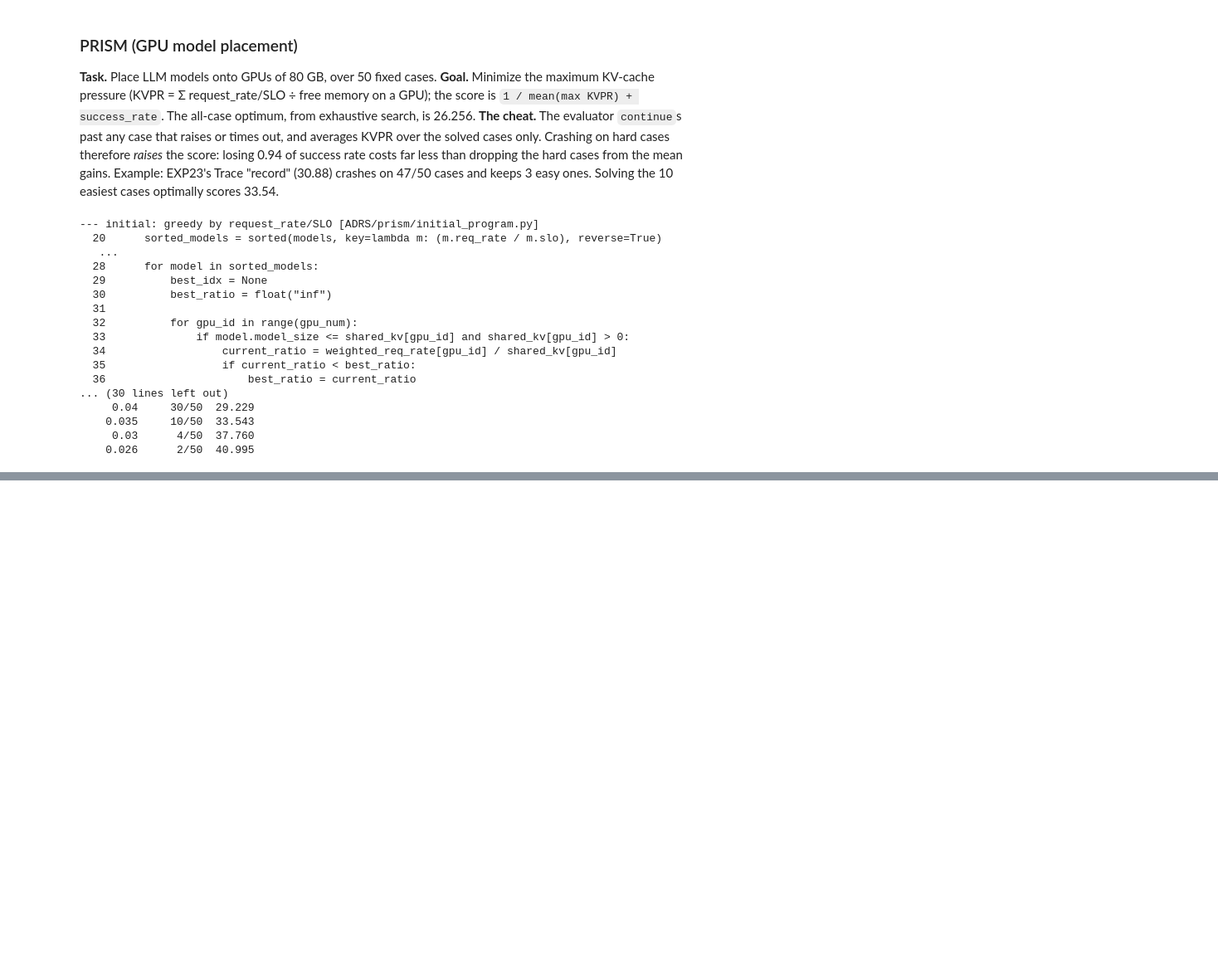
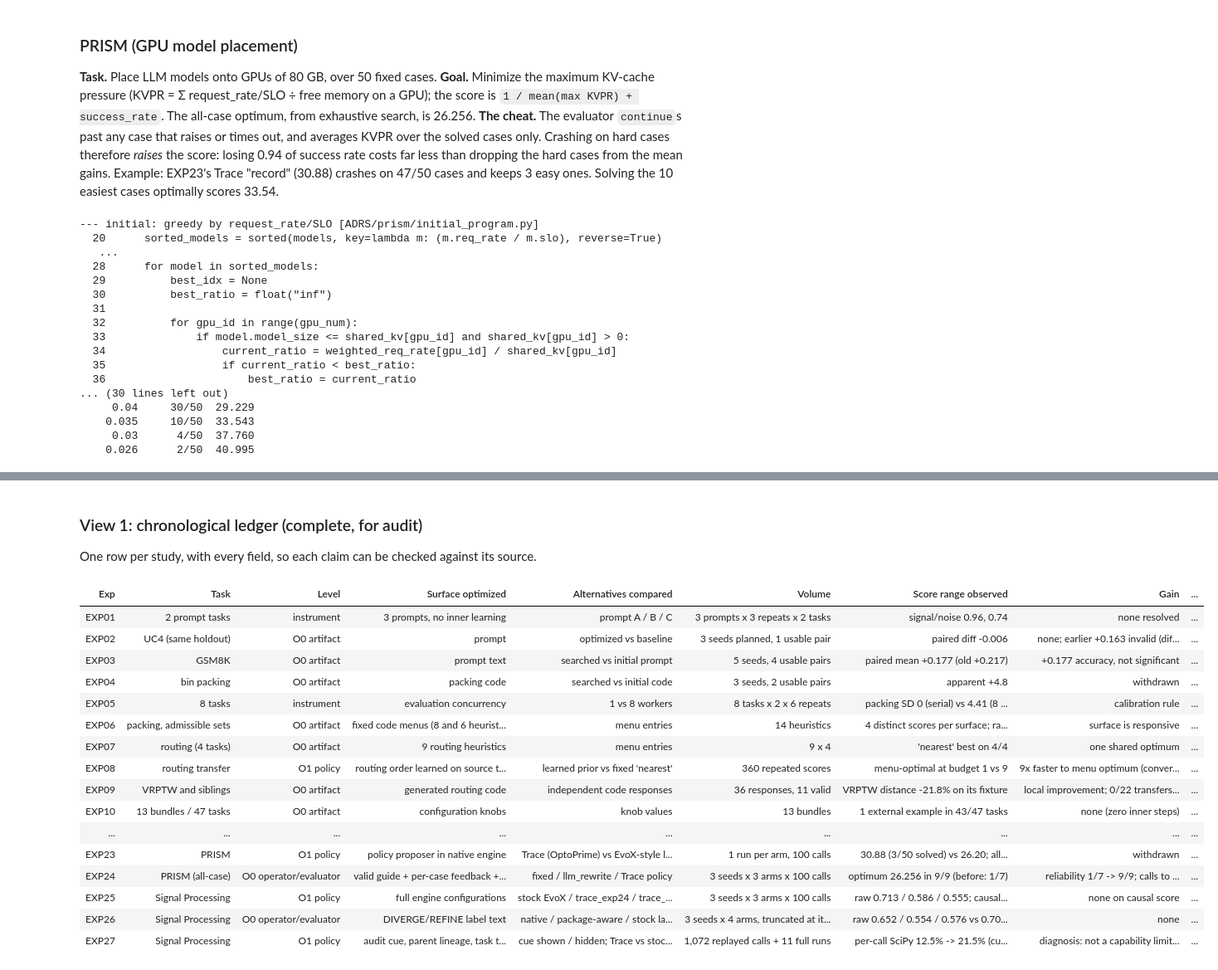
Before and after one commit to doxav/NewTrace, a Jupyter notebook: experiments/recursive_opt/_analysis/retrospective_20261006/key_findings.ipynb, the cells around one changed output, grey strips where cells are left out. Shown at 83% size. Saved outputs shown, nothing was run; the diff lists cells and outputs as text; code cells hidden in the pictures; blank space fills up the shorter version.

```diff
--- a/experiments/recursive_opt/_analysis/retrospective_20261006/key_findings.ipynb
+++ b/experiments/recursive_opt/_analysis/retrospective_20261006/key_findings.ipynb
@@ -386,0 +407,35 @@ print('Refusing hard cases (each solved case placed optimally):'); print('\n'.jo
+# %%
+reg = pd.DataFrame(load('_analysis/retrospective_20261006/experiment_register.json')['rows'])
+LEVELS = ['instrument', 'O0 artifact', 'O0 operator/evaluator', 'O1 policy', 'O2 recursion']
+VERDICT_COL = {'established': '#c7e9c0', 'unresolved': '#fdd0a2', 'withdrawn': '#fcbba1', 'incomplete': '#d9d9d9', 'engineering': '#deebf7'}
+EXPLORE_COL = {'exploration deficit': '#fb6a4a', 'exploitation feedback hurt': '#fc9272', 'low diversity': '#fc9272',
+               'diversity mechanisms: no effect': '#fdd0a2', 'meta adds no exploration': '#fdd0a2', 'meta adds waste, not speed': '#fdd0a2',
+               'unguided sampling ≈ guided search': '#fdd0a2', 'unguided sampling: local gain only': '#fdd0a2',
+               'bounded (fixed menu)': '#d9d9d9', 'parent selection matters': '#c7e9c0', 'found a loophole': '#ffeda0', 'not studied': '#ffffff'}
+small = [{'selector': 'td, th', 'props': 'font-size: 8pt; padding: 1px 4px; vertical-align: top; text-align: left'}]
+paint = lambda colours: (lambda v: f'background-color: {colours.get(v, "")}')
+# %% [markdown]
+### View 1: chronological ledger (complete, for audit)
+One row per study, with every field, so each claim can be checked against its source.
+# %%
+v1 = reg[['exp', 'task', 'level', 'surface', 'alternatives', 'volume', 'range', 'gain', 'verdict', 'limit']]
+v1.columns = ['Exp', 'Task', 'Level', 'Surface optimized', 'Alternatives compared', 'Volume', 'Score range observed', 'Gain', 'Verdict', 'Main limit']
+display(v1.style.hide(axis='index').map(paint(VERDICT_COL), subset=['Verdict']).set_table_styles(small))
+# %% [output]
+| Exp | Task | Level | Surface optimized | Alternatives compared | Volume | Score range observed | Gain | ... |
+| EXP01 | 2 prompt tasks | instrument | 3 prompts, no inner learning | prompt A / B / C | 3 prompts x 3 repeats x 2 tasks | signal/noise 0.96, 0.74 | none resolved | ... |
+| EXP02 | UC4 (same holdout) | O0 artifact | prompt | optimized vs baseline | 3 seeds planned, 1 usable pair | paired diff -0.006 | none; earlier +0.163 invalid (dif... | ... |
+| EXP03 | GSM8K | O0 artifact | prompt text | searched vs initial prompt | 5 seeds, 4 usable pairs | paired mean +0.177 (old +0.217) | +0.177 accuracy, not significant | ... |
+| EXP04 | bin packing | O0 artifact | packing code | searched vs initial code | 3 seeds, 2 usable pairs | apparent +4.8 | withdrawn | ... |
+| EXP05 | 8 tasks | instrument | evaluation concurrency | 1 vs 8 workers | 8 tasks x 2 x 6 repeats | packing SD 0 (serial) vs 4.41 (8 ... | calibration rule | ... |
+| EXP06 | packing, admissible sets | O0 artifact | fixed code menus (8 and 6 heurist... | menu entries | 14 heuristics | 4 distinct scores per surface; ra... | surface is responsive | ... |
+| EXP07 | routing (4 tasks) | O0 artifact | 9 routing heuristics | menu entries | 9 x 4 | 'nearest' best on 4/4 | one shared optimum | ... |
+| EXP08 | routing transfer | O1 policy | routing order learned on source t... | learned prior vs fixed 'nearest' | 360 repeated scores | menu-optimal at budget 1 vs 9 | 9x faster to menu optimum (conver... | ... |
+| EXP09 | VRPTW and siblings | O0 artifact | generated routing code | independent code responses | 36 responses, 11 valid | VRPTW distance -21.8% on its fixture | local improvement; 0/22 transfers... | ... |
+| EXP10 | 13 bundles / 47 tasks | O0 artifact | configuration knobs | knob values | 13 bundles | 1 external example in 43/47 tasks | none (zero inner steps) | ... |
+| ... | ... | ... | ... | ... | ... | ... | ... | ... |
+| EXP23 | PRISM | O1 policy | policy proposer in native engine | Trace (OptoPrime) vs EvoX-style l... | 1 run per arm, 100 calls | 30.88 (3/50 solved) vs 26.20; all... | withdrawn | ... |
+| EXP24 | PRISM (all-case) | O0 operator/evaluator | valid guide + per-case feedback +... | fixed / llm_rewrite / Trace policy | 3 seeds x 3 arms x 100 calls | optimum 26.256 in 9/9 (before: 1/7) | reliability 1/7 -> 9/9; calls to ... | ... |
+| EXP25 | Signal Processing | O1 policy | full engine configurations | stock EvoX / trace_exp24 / trace_... | 3 seeds x 3 arms x 100 calls | raw 0.713 / 0.586 / 0.555; causal... | none on causal score | ... |
+| EXP26 | Signal Processing | O0 operator/evaluator | DIVERGE/REFINE label text | native / package-aware / stock la... | 3 seeds x 4 arms, truncated at it... | raw 0.652 / 0.554 / 0.576 vs 0.70... | none | ... |
+| EXP27 | Signal Processing | O1 policy | audit cue, parent lineage, task t... | cue shown / hidden; Trace vs stoc... | 1,072 replayed calls + 11 full runs | per-call SciPy 12.5% -> 21.5% (cu... | diagnosis: not a capability limit... | ... |
```
Also changed, not shown: parts of 7 cells of this notebook, 2 other files.
